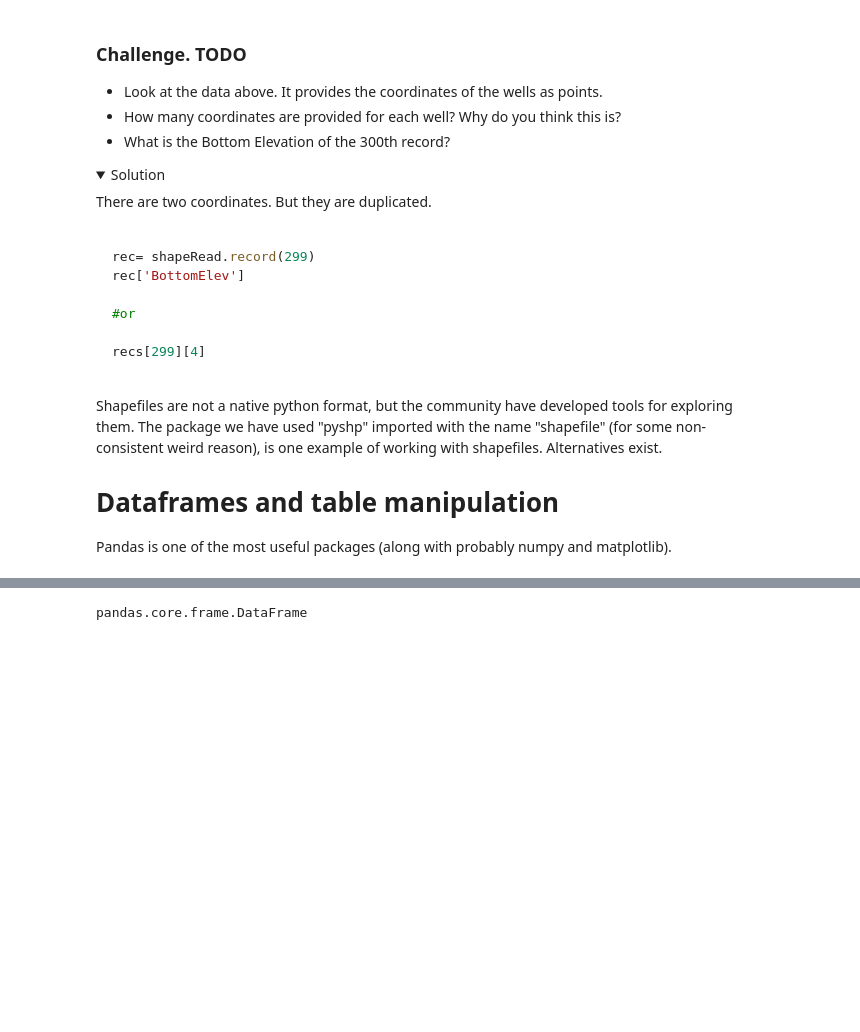
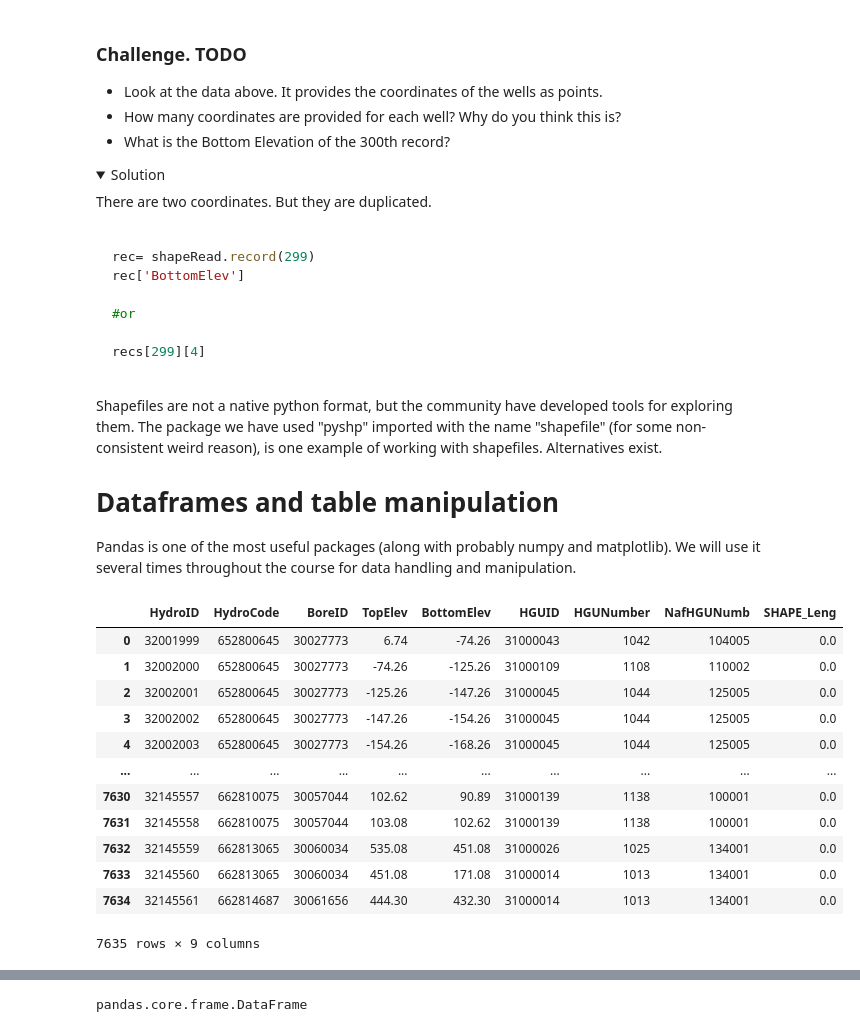
Before and after one commit to Sydney-Informatics-Hub/geopython, a Jupyter notebook: _ipynb/01b-dataframes.ipynb, the cells around one changed output, grey strips where cells are left out. Cells and saved outputs as stored; diff of their text form; code cells hidden in the pictures; folded sections open; blank space fills up the shorter version.

```diff
--- a/_ipynb/01b-dataframes.ipynb
+++ b/_ipynb/01b-dataframes.ipynb
@@ -107,6 +133,6 @@ Shapefiles are not a native python format, but the community have developed tool
 
 # Dataframes and table manipulation
 
-Pandas is one of the most useful packages (along with probably numpy and matplotlib).
+Pandas is one of the most useful packages (along with probably numpy and matplotlib). We will use it several times throughout the course for data handling and manipulation.
 # %%
 import pandas
@@ -121,0 +153,16 @@ log_data=pandas.read_csv("../data/shp_torrens_river/NGIS_LithologyLog.csv",\
+# %%
+df
+# %% [output]
+|  | HydroID | HydroCode | BoreID | TopElev | BottomElev | HGUID | HGUNumber | NafHGUNumb | SHAPE_Leng |
+| 0 | 32001999 | 652800645 | 30027773 | 6.74 | -74.26 | 31000043 | 1042 | 104005 | 0.0 |
+| 1 | 32002000 | 652800645 | 30027773 | -74.26 | -125.26 | 31000109 | 1108 | 110002 | 0.0 |
+| 2 | 32002001 | 652800645 | 30027773 | -125.26 | -147.26 | 31000045 | 1044 | 125005 | 0.0 |
+| 3 | 32002002 | 652800645 | 30027773 | -147.26 | -154.26 | 31000045 | 1044 | 125005 | 0.0 |
+| 4 | 32002003 | 652800645 | 30027773 | -154.26 | -168.26 | 31000045 | 1044 | 125005 | 0.0 |
+| ... | ... | ... | ... | ... | ... | ... | ... | ... | ... |
+| 7630 | 32145557 | 662810075 | 30057044 | 102.62 | 90.89 | 31000139 | 1138 | 100001 | 0.0 |
+| 7631 | 32145558 | 662810075 | 30057044 | 103.08 | 102.62 | 31000139 | 1138 | 100001 | 0.0 |
+| 7632 | 32145559 | 662813065 | 30060034 | 535.08 | 451.08 | 31000026 | 1025 | 134001 | 0.0 |
+| 7633 | 32145560 | 662813065 | 30060034 | 451.08 | 171.08 | 31000014 | 1013 | 134001 | 0.0 |
+| 7634 | 32145561 | 662814687 | 30061656 | 444.30 | 432.30 | 31000014 | 1013 | 134001 | 0.0 |
+7635 rows × 9 columns
```
Also changed, not shown: parts of 26 cells of this notebook, 2 other files.
